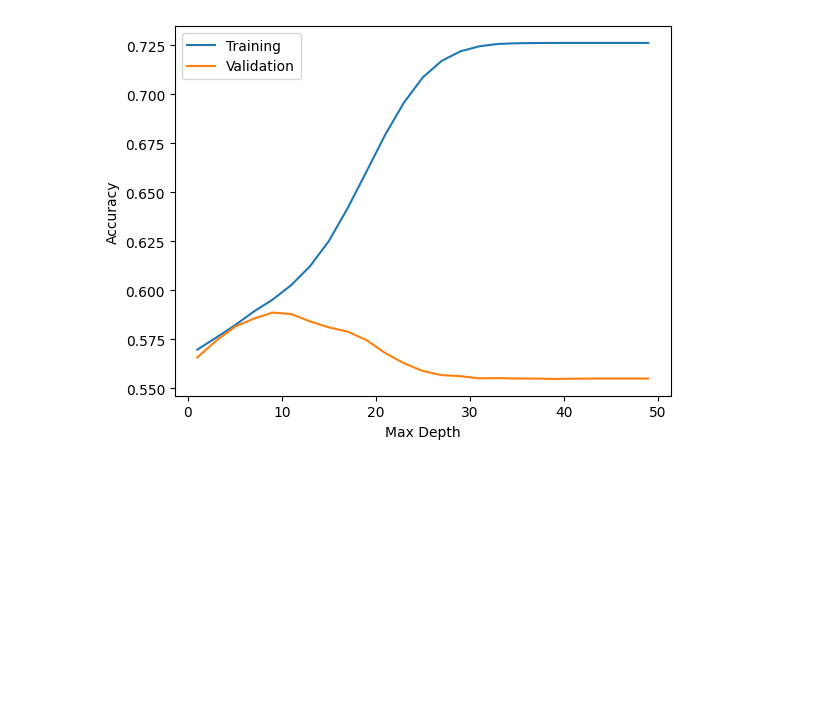
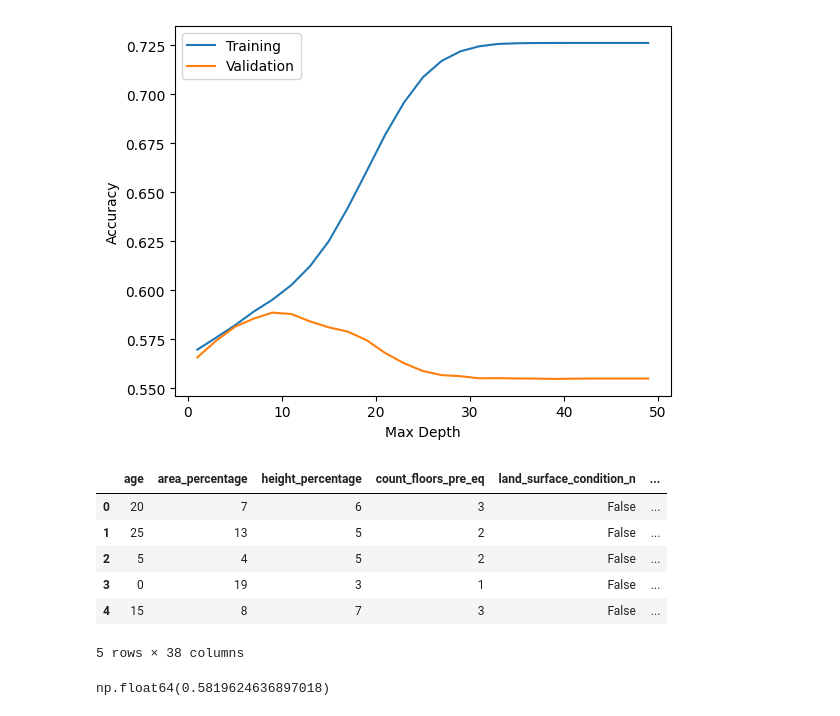
Before and after one commit to Hor-layinka/Hobs-Portfolio-projects, a Jupyter notebook: ClassificationModels/earth_quake_damage_pred.ipynb, the cells around one changed output. Drawn from its saved outputs; the diff is of its cells as text; code cells hidden in the pictures; blank space fills up the shorter version.

```diff
--- a/ClassificationModels/earth_quake_damage_pred.ipynb
+++ b/ClassificationModels/earth_quake_damage_pred.ipynb
@@ -403,3 +405,23 @@ plt.ylabel("Accuracy")
 plt.legend();
 # %% [output]
 [figure]
+# %%
+# Evaluate on test set
+test_subset = test_data[features]
+test_subset = pd.get_dummies(test_subset)
+test_subset.head()
+# %% [output]
+|  | age | area_percentage | height_percentage | count_floors_pre_eq | land_surface_condition_n | ... |
+| 0 | 20 | 7 | 6 | 3 | False | ... |
+| 1 | 25 | 13 | 5 | 2 | False | ... |
+| 2 | 5 | 4 | 5 | 2 | False | ... |
+| 3 | 0 | 19 | 3 | 1 | False | ... |
+| 4 | 15 | 8 | 7 | 3 | False | ... |
+5 rows × 38 columns
+# %%
+# evaluate
+
+tree_preds = tree_model.predict(training_subset)
+f1_score(train_label, tree_preds, average='micro')
+# %% [output]
+np.float64(0.5819624636897018)
```
Also changed, not shown: parts of 8 cells of this notebook.
